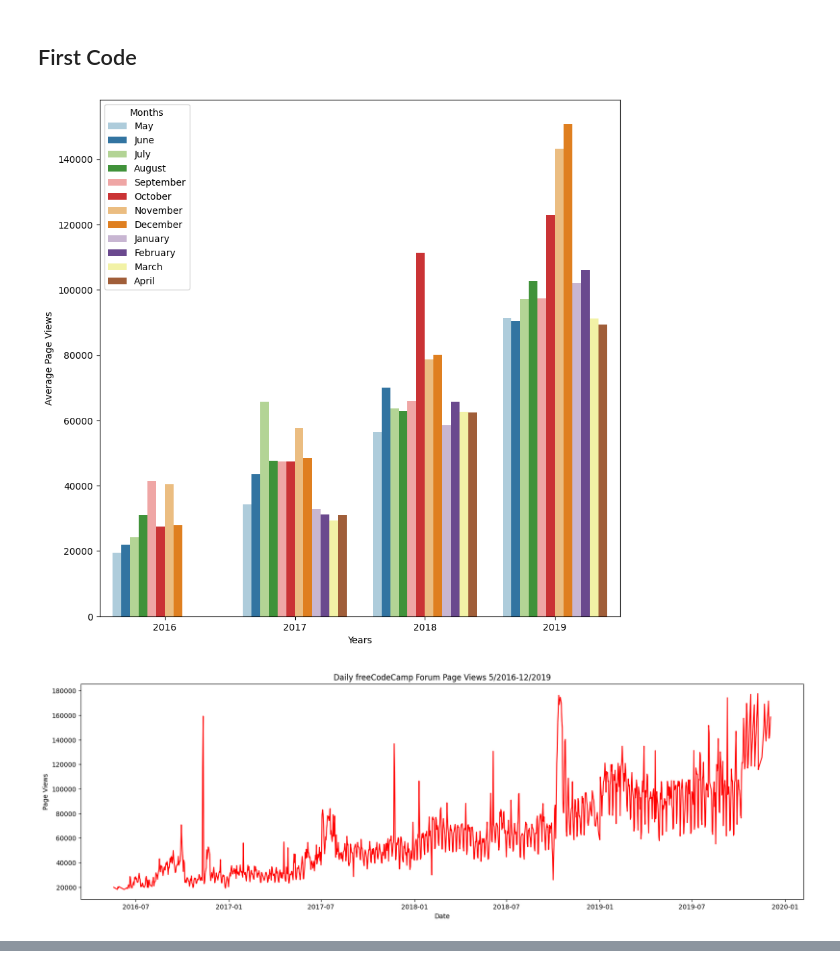
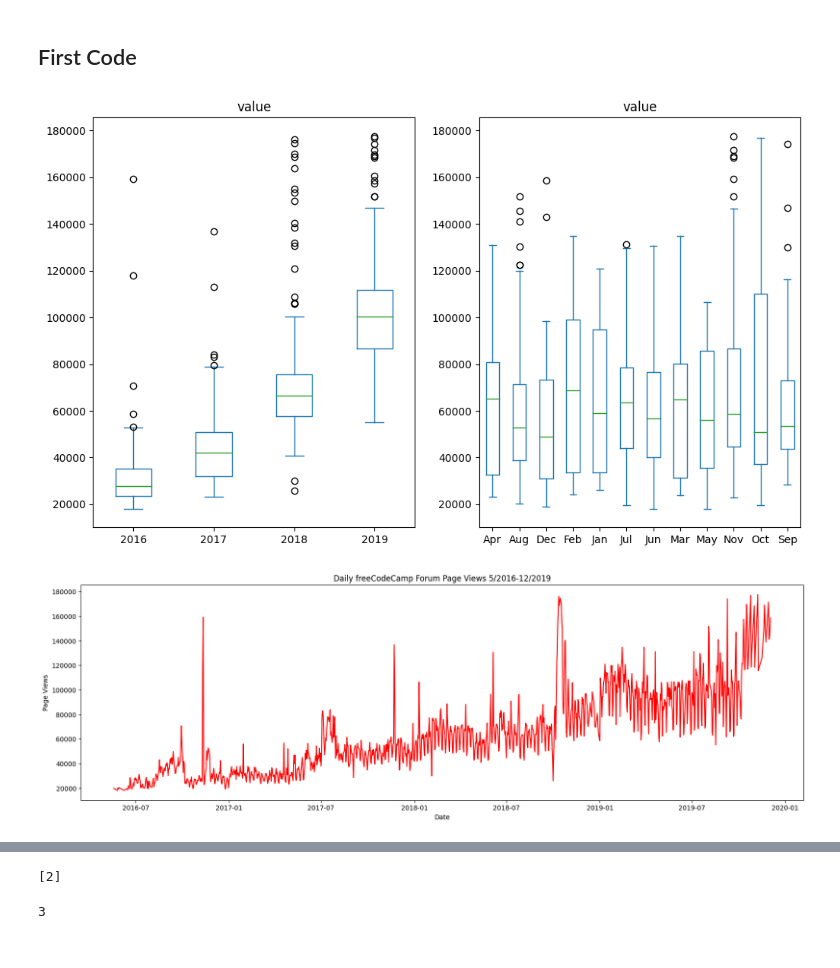
Before and after one commit to Edgaus/Arithmetic-Formatter, a Jupyter notebook: Page View Time Series Visualizer.ipynb, the cells around one changed output, grey strips where cells are left out. Drawn from its saved outputs; the diff is of its cells as text; code cells hidden in the pictures.

```diff
--- a/Page View Time Series Visualizer.ipynb
+++ b/Page View Time Series Visualizer.ipynb
@@ -17,6 +17,7 @@ For each chart, make sure to use a copy of the data frame. Unit tests are writte
 <h2> First Code </h2>
 # %%
 import matplotlib.pyplot as plt
+import numpy as np
 import pandas as pd
 import seaborn as sns
 from pandas.plotting import register_matplotlib_converters
@@ -54,8 +55,7 @@ def draw_line_plot():
 def draw_bar_plot():
 
 
-    fig2 = plt.figure(figsize=(10,10))
-
+    fig = plt.figure(figsize=(10,10))
     # Copy and modify data for monthly bar plot
 
     df_copy['Years'] = df_copy['date'].apply(lambda dt: dt.strftime('%Y') )
@@ -63,44 +63,50 @@ def draw_bar_plot():
 
     # Draw bar plot*
 
-
-
     sns.barplot( data=df_copy, x='Years', y='value', hue='Months', palette="Paired", errorbar=None )
     plt.ylabel('Average Page Views')
     plt.legend(loc='upper left', title='Months')
 
     # Save image and return fig (don't change this part)
-    fig2.savefig('bar_plot.png' )
-    return fig2
-
+    fig.savefig('bar_plot.png' )
+    return fig
 
 
 
 
 
 
 
 def draw_box_plot():
+
     # Prepare data for box plots (this part is done!)
     df_box = df.copy()
     df_box.reset_index(inplace=True)
     df_box['year'] = [d.year for d in df_box.date]
     df_box['month'] = [d.strftime('%b') for d in df_box.date]
 
     # Draw box plots (using Seaborn)
 
 
 
+    fig, ax = plt.subplots(nrows=1, ncols=2, figsize=(12,7))
+    ax[0] = df_box.plot.box(  column='value', by='year', ax=ax[0])
+    ax[1] = df_box.plot.box(  column='value', by='month', ax=ax[1])
 
 
     # Save image and return fig (don't change this part)
-    #fig.savefig('box_plot.png')
+    fig.savefig('box_plot.png')
     return fig
+
+
+
+
 
 
 draw_line_plot()
 draw_bar_plot()
+draw_box_plot()
 # %% [output]
-[figure, old version]
+[figure, new version]
 [figure]
 [figure]
@@ -106,0 +118,10 @@ draw_bar_plot()
+# %%
+a=np.array([1,2,3,4])
+print(a[[False,True,False,False]])
+# %% [output]
+[2]
+# %%
+a=[1,2,3,4]
+a[-2]
+# %% [output]
+3
```
Also changed, not shown: parts of 7 cells of this notebook, 1 other file.
